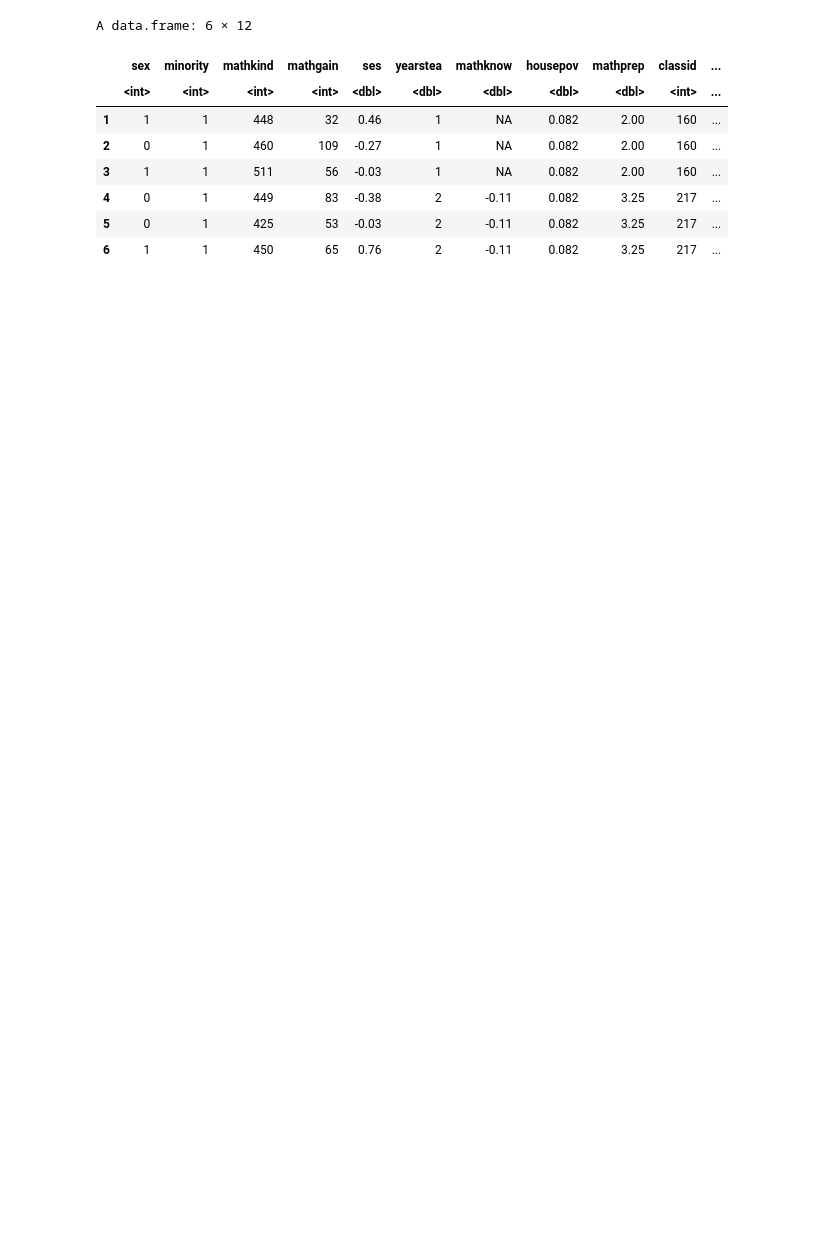
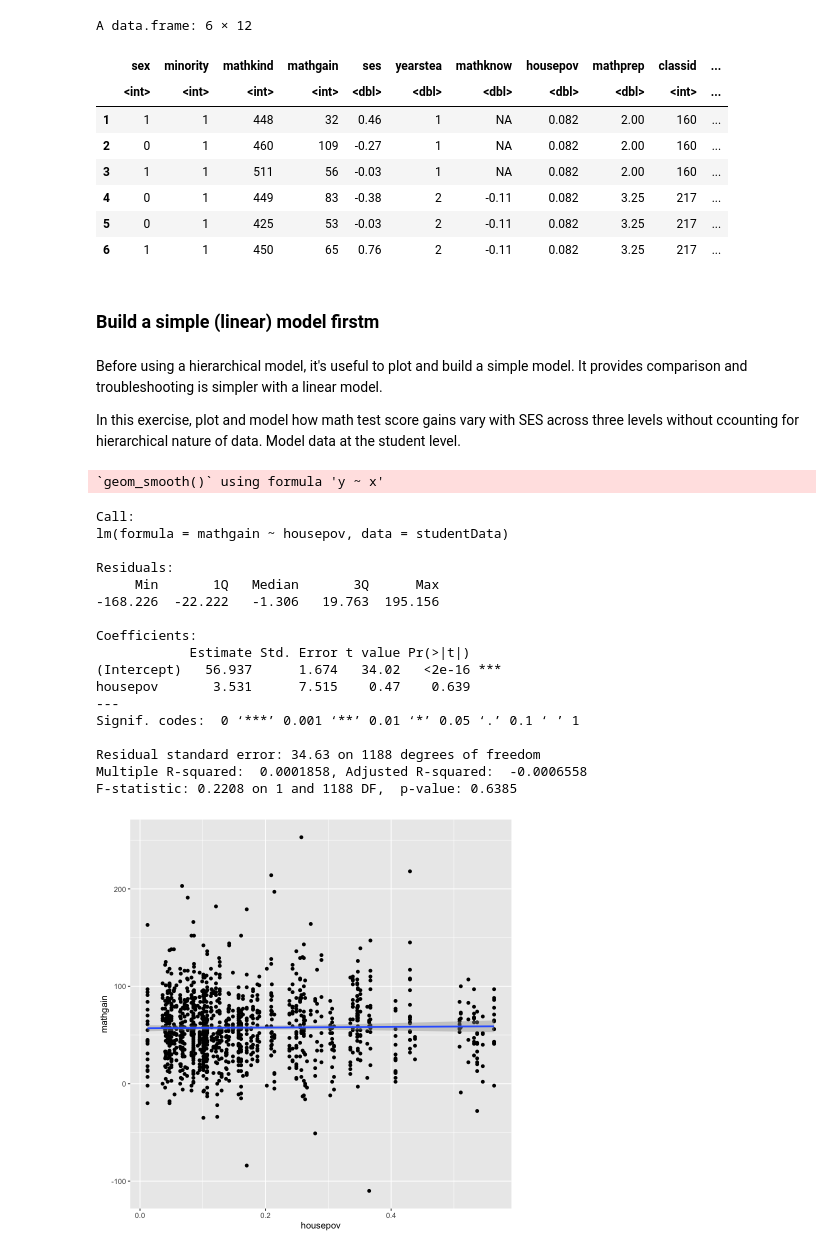
Before and after one commit to benslack19/my_DS_notes, a Jupyter notebook: analysis_and_machine_learning/LMM_datacamp_01.ipynb, the cells around one changed output. Drawn from its saved outputs; the diff is of its cells as text; code cells hidden in the pictures; blank space fills up the shorter version.

```diff
--- a/analysis_and_machine_learning/LMM_datacamp_01.ipynb
+++ b/analysis_and_machine_learning/LMM_datacamp_01.ipynb
@@ -83,3 +107,40 @@ A data.frame: 6 × 12
 | 4 | 0 | 1 | 449 | 83 | -0.38 | 2 | -0.11 | 0.082 | 3.25 | 217 | ... |
 | 5 | 0 | 1 | 425 | 53 | -0.03 | 2 | -0.11 | 0.082 | 3.25 | 217 | ... |
 | 6 | 1 | 1 | 450 | 65 | 0.76 | 2 | -0.11 | 0.082 | 3.25 | 217 | ... |
+# %% [markdown]
+### Build a simple (linear) model firstm
+# %% [markdown]
+Before using a hierarchical model, it's useful to plot and build a simple model. It provides comparison and troubleshooting is simpler with a linear model.
+
+In this exercise, plot and model how math test score gains vary with SES across three levels without ccounting for hierarchical nature of data. Model data at the student level.
+# %%
+# Rename so that the same variables can be used as the DC lesson.
+studentData <- classroom
+# %%
+# Plot the data
+ggplot(data = studentData, aes(x = housepov, y = mathgain)) +
+    geom_point() +
+    geom_smooth(method = 'lm')
+
+# Fit a linear model
+summary(lm(mathgain ~ housepov , data =  studentData))
+# %% [output]
+`geom_smooth()` using formula 'y ~ x'
+Call:
+lm(formula = mathgain ~ housepov, data = studentData)
+
+Residuals:
+     Min       1Q   Median       3Q      Max
+-168.226  -22.222   -1.306   19.763  195.156
+
+Coefficients:
+            Estimate Std. Error t value Pr(>|t|)
+(Intercept)   56.937      1.674   34.02   <2e-16 ***
+housepov       3.531      7.515    0.47    0.639
+---
+Signif. codes:  0 ‘***’ 0.001 ‘**’ 0.01 ‘*’ 0.05 ‘.’ 0.1 ‘ ’ 1
+
+Residual standard error: 34.63 on 1188 degrees of freedom
+Multiple R-squared:  0.0001858, Adjusted R-squared:  -0.0006558
+F-statistic: 0.2208 on 1 and 1188 DF,  p-value: 0.6385
+[figure, added]
```
Also changed, not shown: parts of 14 cells of this notebook.
